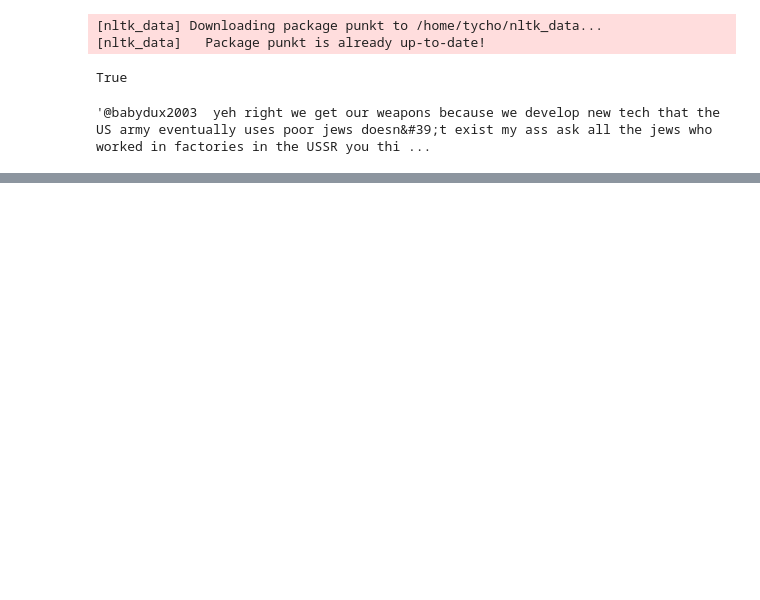
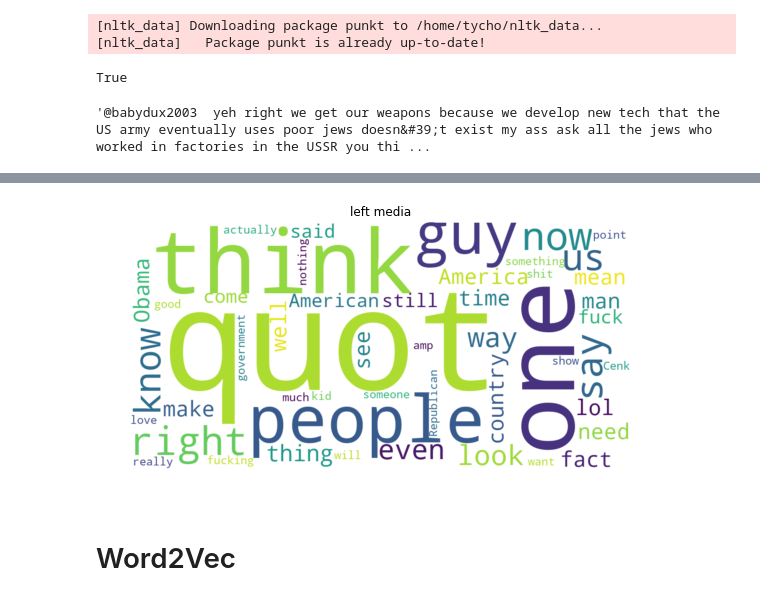
Before and after one commit to Tycho-1/lkjklj, a Jupyter notebook: ic2s2_datathon_test.ipynb, the cells around one changed output, grey strips where cells are left out. Cells and saved outputs as stored; diff of their text form; code cells hidden in the pictures; blank space fills up the shorter version.

```diff
--- a/ic2s2_datathon_test.ipynb
+++ b/ic2s2_datathon_test.ipynb
@@ -248,0 +349,2 @@ True
+# %%
+w_cloud = wordcloud.WordCloud(max_words=50,background_color="white",scale=3).generate(lll)
@@ -248,0 +356,10 @@ True
+# %%
+plt.figure(figsize=(9,5))
+plt.imshow(w_cloud,interpolation="bilinear")
+plt.axis("off")
+plt.title("left media")
+plt.show()
+# %% [output]
+[figure, added]
+# %% [markdown]
+# Word2Vec
```
Also changed, not shown: parts of 43 cells of this notebook.
